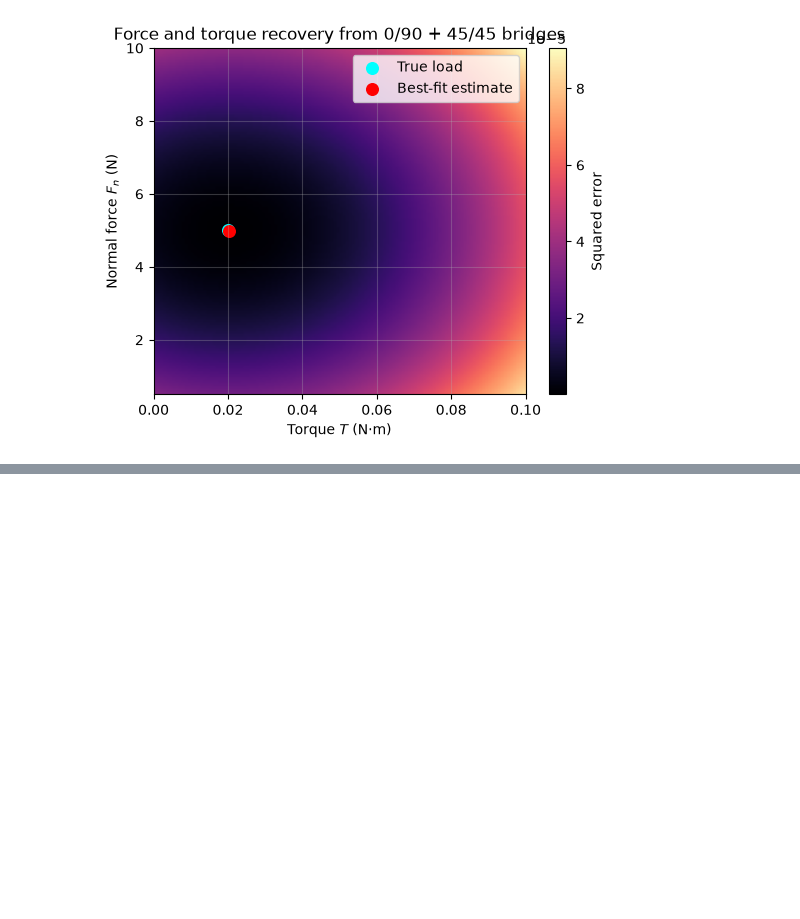
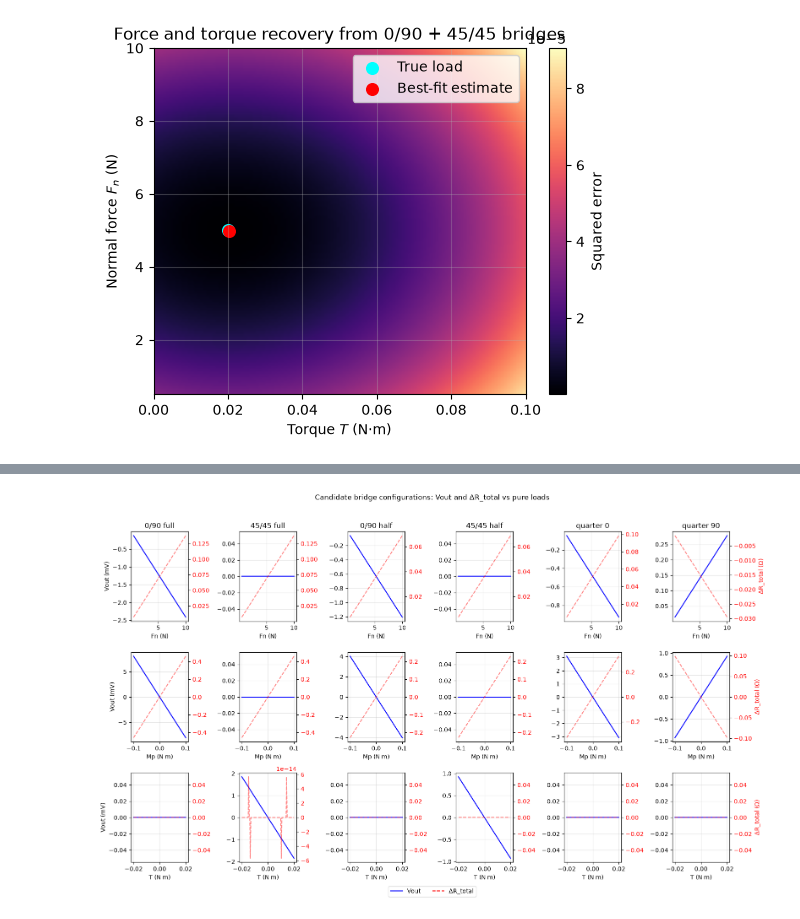
Before and after one commit to MZhouItsg/StrainSimTesting, a Jupyter notebook: 260629test.ipynb, the cells around one changed output, grey strips where cells are left out. Saved outputs shown, nothing was run; the diff lists cells and outputs as text; code cells hidden in the pictures; blank space fills up the shorter version.

Commit message:
updated with reverse-engineering candidate bridge configurations

```diff
--- a/260629test.ipynb
+++ b/260629test.ipynb
@@ -1965,0 +2077,80 @@ True  T  = 0.020 N·m, estimated T  = 0.020 N·m
+# %%
+import matplotlib.pyplot as plt
+
+# Load ranges for the reverse-engineering sweep
+Fn_vals = np.linspace(0.5, 10, 100)
+Mp_vals = np.linspace(-0.1, 0.1, 100)
+T_vals  = np.linspace(-0.02, 0.02, 100)
+
+fig, axes = plt.subplots(3, len(configs), figsize=(16, 10), sharex=False, sharey=False)
+fig.suptitle('Candidate bridge configurations: Vout and ΔR_total vs pure loads')
+
+for col, (name, angles, active_mask) in enumerate(configs):
+    V_Fn, R_Fn = [], []
+    V_Mp, R_Mp = [], []
+    V_T,  R_T  = [], []
+
+    for Fn in Fn_vals:
+        v, r = bridge_config_output(Fn, 0.0, 0.0, angles, active_mask)
+        V_Fn.append(v); R_Fn.append(r)
+    for Mp in Mp_vals:
+        v, r = bridge_config_output(0.0, Mp, 0.0, angles, active_mask)
+        V_Mp.append(v); R_Mp.append(r)
+    for T in T_vals:
+        v, r = bridge_config_output(0.0, 0.0, T, angles, active_mask)
+        V_T.append(v); R_T.append(r)
+
+    V_Fn = np.array(V_Fn) * 1e3
+    R_Fn = np.array(R_Fn) - R0
+    V_Mp = np.array(V_Mp) * 1e3
+    R_Mp = np.array(R_Mp) - R0
+    V_T  = np.array(V_T)  * 1e3
+    R_T  = np.array(R_T)  - R0
+
+    data = [
+        (V_Fn, R_Fn, Fn_vals, 'Fn (N)'),
+        (V_Mp, R_Mp, Mp_vals, 'Mp (N m)'),
+        (V_T,  R_T,  T_vals,  'T (N m)'),
+    ]
+
+    for row, (V, R, x, xlabel) in enumerate(data):
+        ax = axes[row, col]
+        ax.plot(x, V, 'b-', label='Vout')
+        ax.set_xlabel(xlabel)
+        if col == 0:
+            ax.set_ylabel('Vout (mV)')
+        if row == 0:
+            ax.set_title(name)
+        ax.grid(alpha=0.3)
+
+        ax2 = ax.twinx()
+        ax2.plot(x, R, 'r--', alpha=0.5, label='ΔR_total')
+        if col == len(configs) - 1:
+            ax2.set_ylabel('ΔR_total (Ω)', color='r')
+        ax2.tick_params(axis='y', labelcolor='r')
+
+handles = [
+    plt.Line2D([0], [0], color='b', label='Vout'),
+    plt.Line2D([0], [0], color='r', linestyle='--', label='ΔR_total'),
+]
+fig.legend(handles=handles, loc='lower center', ncol=2, bbox_to_anchor=(0.5, 0.02))
+plt.tight_layout(rect=[0, 0.05, 1, 0.96])
+plt.show()
+
+# Signature table at a single operating point
+test_Fn = 5.0
+test_Mp = 0.05
+test_T  = 0.02
+
+print('Operating point: Fn=%.1f N, Mp=%.2f N m, T=%.3f N m' % (test_Fn, test_Mp, test_T))
+print('=' * 70)
+print('%-15s %-12s %-12s %-12s' % ('Config', 'Load', 'Vout (mV)', 'ΔR (Ω)'))
+print('-' * 70)
+for name, angles, active_mask in configs:
+    for label, Fn, Mp, T in [('pure Fn', test_Fn, 0.0, 0.0),
+                             ('pure Mp', 0.0, test_Mp, 0.0),
+                             ('pure T',  0.0, 0.0, test_T)]:
+        v, r = bridge_config_output(Fn, Mp, T, angles, active_mask)
+        print('%-15s %-12s %10.3f %10.6f' % (name, label, v * 1e3, r - R0))
+# %% [output]
+[figure, added]
```
Also changed, not shown: parts of 11 cells of this notebook, 3 other files.
